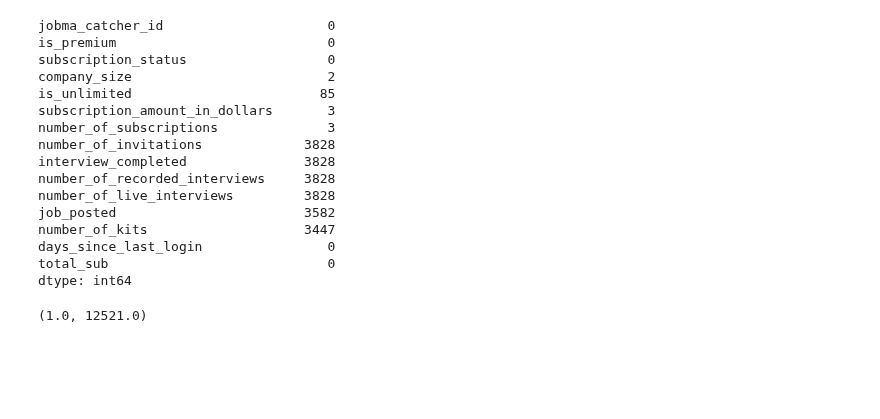
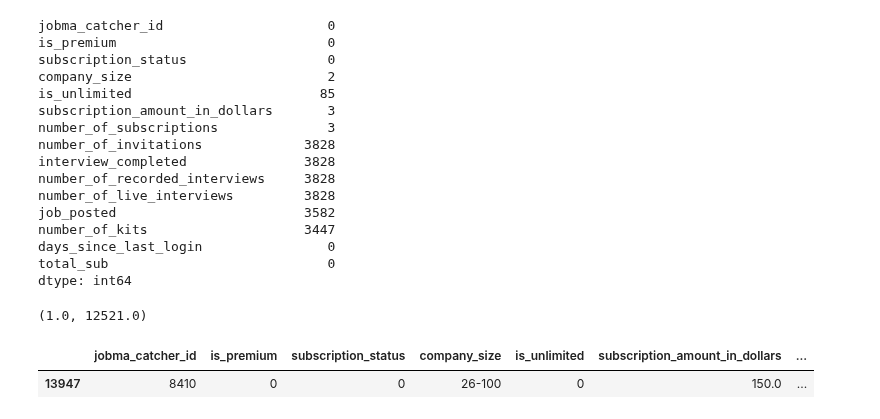
Before and after one commit to DushyantGoyal1611/Python_Jobma, a Jupyter notebook: Recommender System/Client's Loyalty Recommendation System/Try/New_Change_Data_Cleaning.ipynb, the cells around one changed output. Saved outputs shown, nothing was run; the diff lists cells and outputs as text; code cells hidden in the pictures; blank space fills up the shorter version.

```diff
--- a/Recommender System/Client's Loyalty Recommendation System/Try/New_Change_Data_Cleaning.ipynb
+++ b/Recommender System/Client's Loyalty Recommendation System/Try/New_Change_Data_Cleaning.ipynb
@@ -338,3 +338,8 @@ dtype: int64
 df['interview_completed'].min(), df['interview_completed'].max()
 # %% [output]
 (1.0, 12521.0)
+# %%
+df[df['jobma_catcher_id'] == 8410]
+# %% [output]
+|  | jobma_catcher_id | is_premium | subscription_status | company_size | is_unlimited | subscription_amount_in_dollars | ... |
+| 13947 | 8410 | 0 | 0 | 26-100 | 0 | 150.0 | ... |
```
Also changed, not shown: 2 other files.
